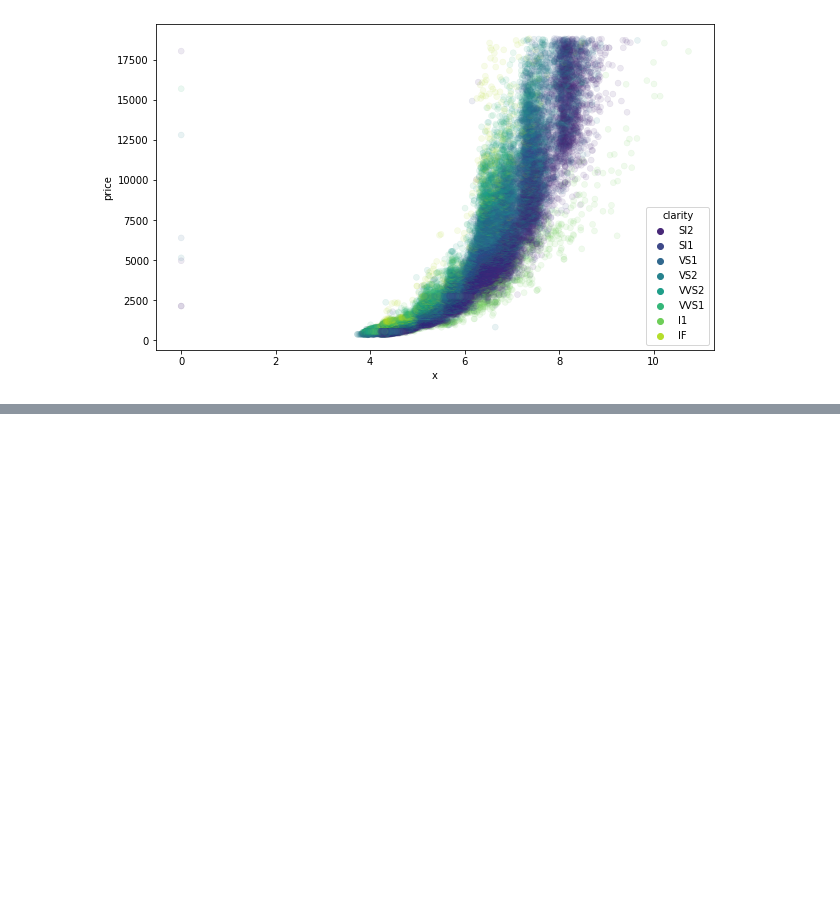
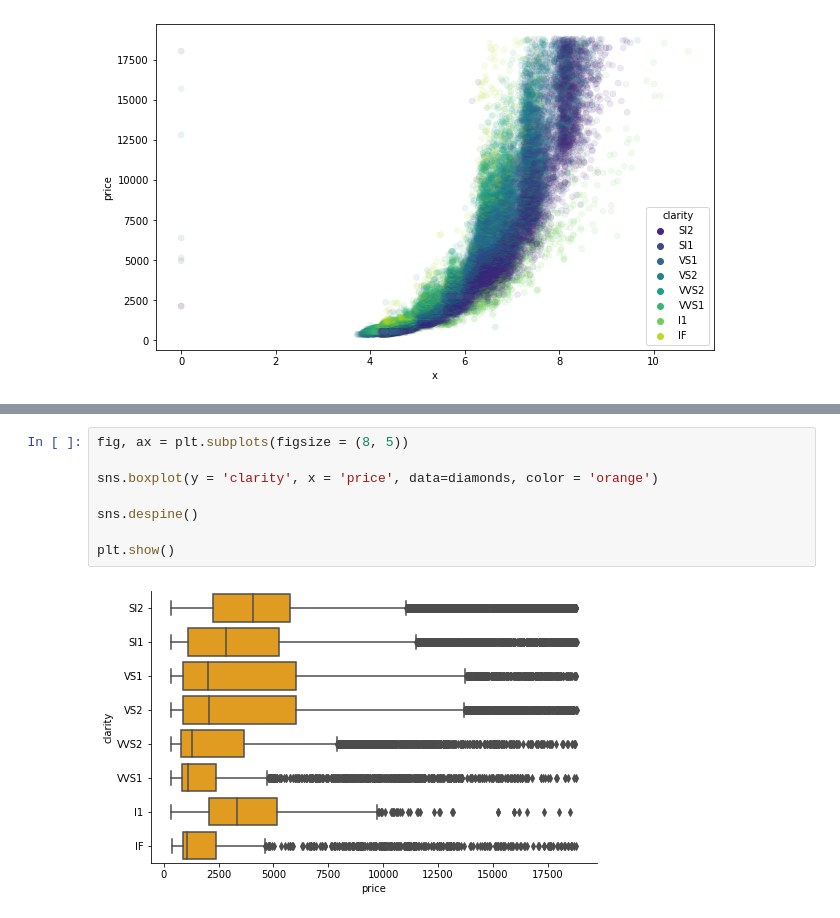
Before and after one commit to naruhikohama/dataviz-python, a Jupyter notebook: Seaborn/seaborn_intro_demo.ipynb, the cells around one changed output, grey strips where cells are left out. Cells and saved outputs as stored; diff of their text form; blank space fills up the shorter version.

```diff
--- a/Seaborn/seaborn_intro_demo.ipynb
+++ b/Seaborn/seaborn_intro_demo.ipynb
@@ -189,0 +214,10 @@ plt.show()
+# %%
+fig, ax = plt.subplots(figsize = (8, 5))
+
+sns.boxplot(y = 'clarity', x = 'price', data=diamonds, color = 'orange')
+
+sns.despine()
+
+plt.show()
+# %% [output]
+[figure, added]
```
Also changed, not shown: parts of 6 cells of this notebook.
